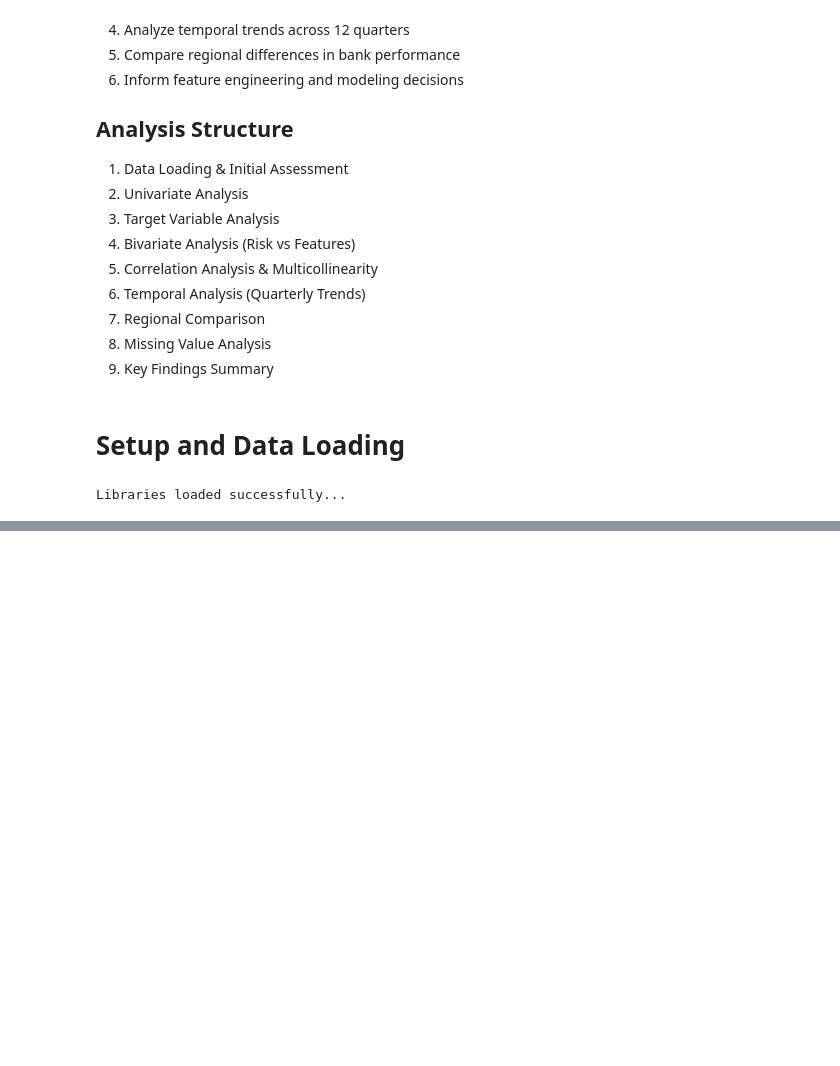
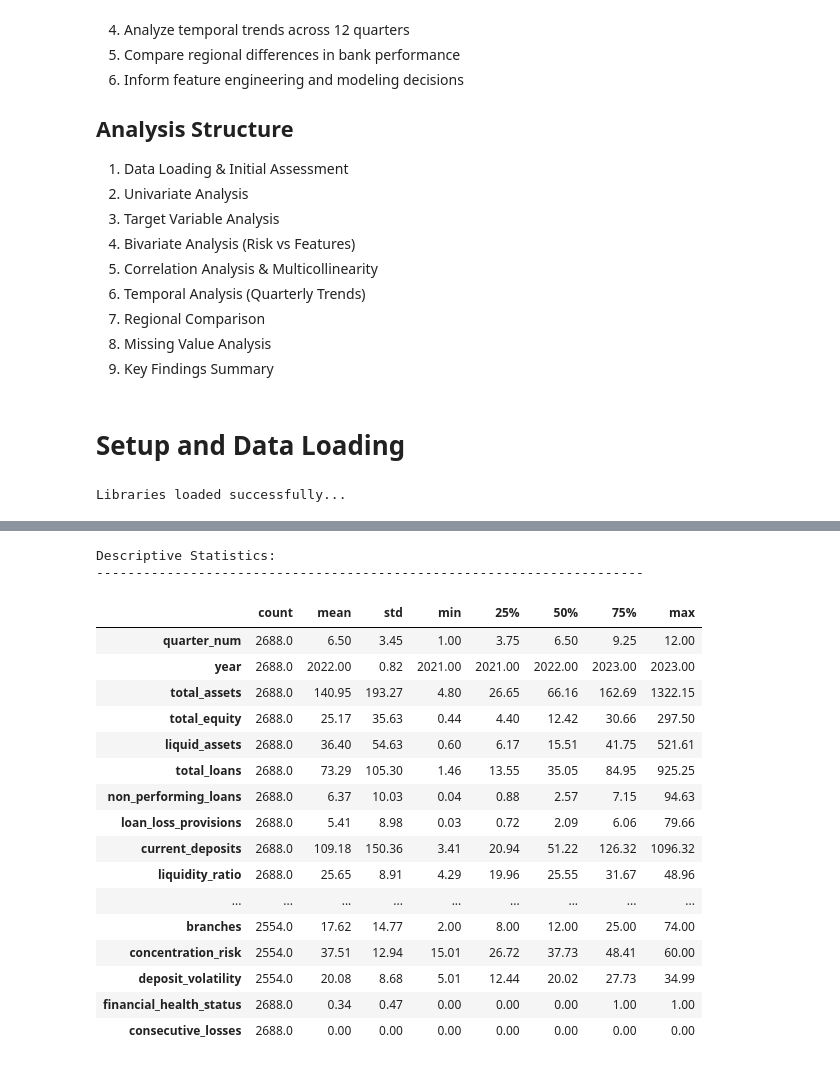
Before and after one commit to addetsi/Bank-Financial-Health-Analysis, a Jupyter notebook: 02_eda_analysis.ipynb, the cells around one changed output, grey strips where cells are left out. Saved outputs shown, nothing was run; the diff lists cells and outputs as text; code cells hidden in the pictures; blank space fills up the shorter version.

```diff
--- a/02_eda_analysis.ipynb
+++ b/02_eda_analysis.ipynb
@@ -70,0 +96,25 @@ First few rows
+# %%
+# Descriptive statistics
+print("\nDescriptive Statistics:")
+print("-" * 70)
+df.describe().T
+# %% [output]
+Descriptive Statistics:
+----------------------------------------------------------------------
+|  | count | mean | std | min | 25% | 50% | 75% | max |
+| quarter_num | 2688.0 | 6.50 | 3.45 | 1.00 | 3.75 | 6.50 | 9.25 | 12.00 |
+| year | 2688.0 | 2022.00 | 0.82 | 2021.00 | 2021.00 | 2022.00 | 2023.00 | 2023.00 |
+| total_assets | 2688.0 | 140.95 | 193.27 | 4.80 | 26.65 | 66.16 | 162.69 | 1322.15 |
+| total_equity | 2688.0 | 25.17 | 35.63 | 0.44 | 4.40 | 12.42 | 30.66 | 297.50 |
+| liquid_assets | 2688.0 | 36.40 | 54.63 | 0.60 | 6.17 | 15.51 | 41.75 | 521.61 |
+| total_loans | 2688.0 | 73.29 | 105.30 | 1.46 | 13.55 | 35.05 | 84.95 | 925.25 |
+| non_performing_loans | 2688.0 | 6.37 | 10.03 | 0.04 | 0.88 | 2.57 | 7.15 | 94.63 |
+| loan_loss_provisions | 2688.0 | 5.41 | 8.98 | 0.03 | 0.72 | 2.09 | 6.06 | 79.66 |
+| current_deposits | 2688.0 | 109.18 | 150.36 | 3.41 | 20.94 | 51.22 | 126.32 | 1096.32 |
+| liquidity_ratio | 2688.0 | 25.65 | 8.91 | 4.29 | 19.96 | 25.55 | 31.67 | 48.96 |
+| ... | ... | ... | ... | ... | ... | ... | ... | ... |
+| branches | 2554.0 | 17.62 | 14.77 | 2.00 | 8.00 | 12.00 | 25.00 | 74.00 |
+| concentration_risk | 2554.0 | 37.51 | 12.94 | 15.01 | 26.72 | 37.73 | 48.41 | 60.00 |
+| deposit_volatility | 2554.0 | 20.08 | 8.68 | 5.01 | 12.44 | 20.02 | 27.73 | 34.99 |
+| financial_health_status | 2688.0 | 0.34 | 0.47 | 0.00 | 0.00 | 0.00 | 1.00 | 1.00 |
+| consecutive_losses | 2688.0 | 0.00 | 0.00 | 0.00 | 0.00 | 0.00 | 0.00 | 0.00 |
```
Also changed, not shown: parts of 11 cells of this notebook.
